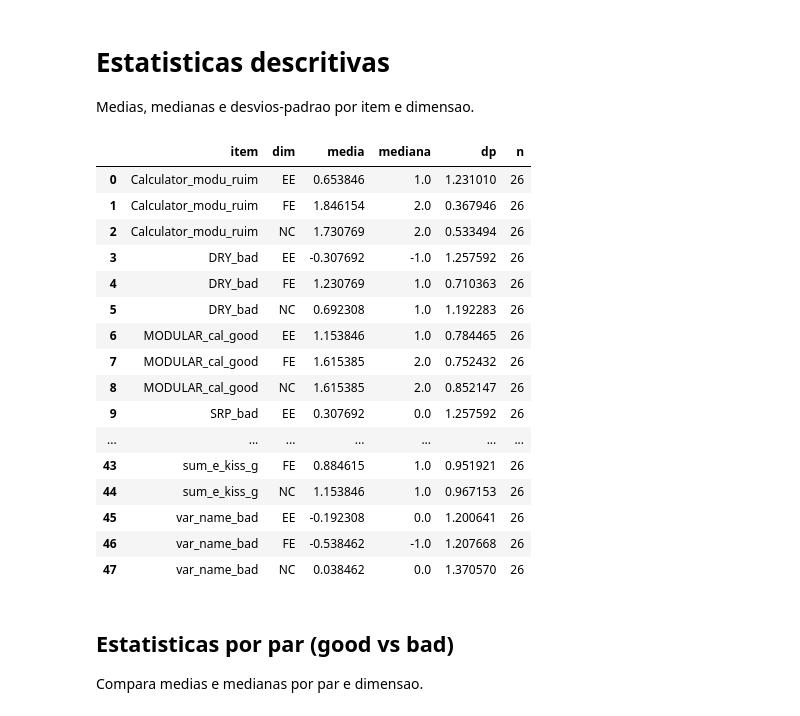
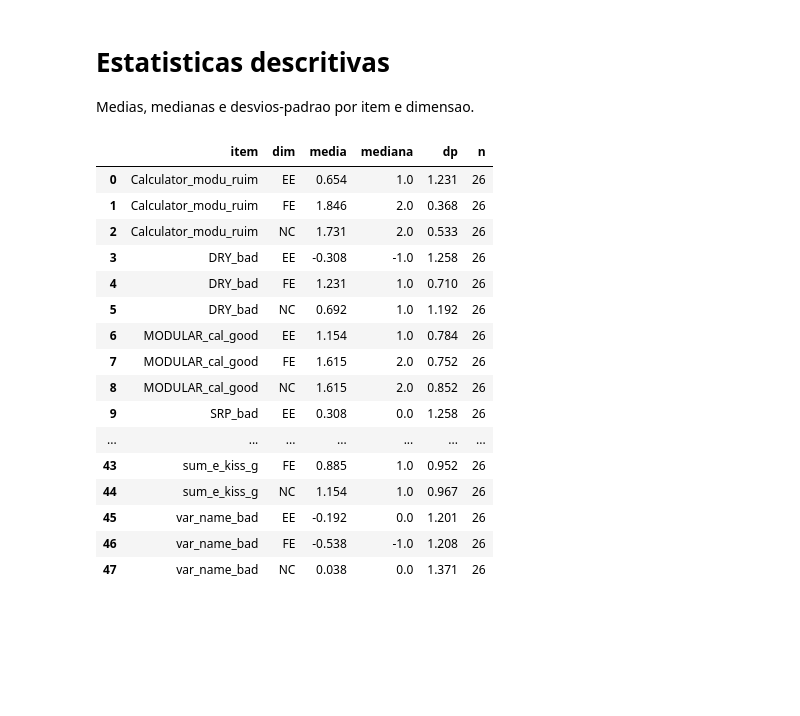
Before and after one commit to pedrobtenorio/percepcaoboaspraticas, a Jupyter notebook: graficos_iniciais.ipynb, the cells around one changed output. Drawn from its saved outputs; the diff is of its cells as text; code cells hidden in the pictures; blank space fills up the shorter version.

```diff
--- a/graficos_iniciais.ipynb
+++ b/graficos_iniciais.ipynb
@@ -283,32 +283,28 @@ if 'long' not in globals():
     long["dim"] = long["item_dim"].str[-2:]
     long["item"] = long["item_dim"].str[:-3]
 # %%
-
+# Media/mediana/DP por item e dimensao
 desc_item_dim = (
     long.groupby(['item', 'dim'])['score']
     .agg(media='mean', mediana='median', dp='std', n='count')
     .reset_index()
 )
-desc_item_dim
+desc_item_dim[['item','dim','media','mediana','dp','n']].round(3)
 # %% [output]
 |  | item | dim | media | mediana | dp | n |
-| 0 | Calculator_modu_ruim | EE | 0.653846 | 1.0 | 1.231010 | 26 |
-| 1 | Calculator_modu_ruim | FE | 1.846154 | 2.0 | 0.367946 | 26 |
-| 2 | Calculator_modu_ruim | NC | 1.730769 | 2.0 | 0.533494 | 26 |
-| 3 | DRY_bad | EE | -0.307692 | -1.0 | 1.257592 | 26 |
-| 4 | DRY_bad | FE | 1.230769 | 1.0 | 0.710363 | 26 |
-| 5 | DRY_bad | NC | 0.692308 | 1.0 | 1.192283 | 26 |
-| 6 | MODULAR_cal_good | EE | 1.153846 | 1.0 | 0.784465 | 26 |
-| 7 | MODULAR_cal_good | FE | 1.615385 | 2.0 | 0.752432 | 26 |
-| 8 | MODULAR_cal_good | NC | 1.615385 | 2.0 | 0.852147 | 26 |
-| 9 | SRP_bad | EE | 0.307692 | 0.0 | 1.257592 | 26 |
+| 0 | Calculator_modu_ruim | EE | 0.654 | 1.0 | 1.231 | 26 |
+| 1 | Calculator_modu_ruim | FE | 1.846 | 2.0 | 0.368 | 26 |
+| 2 | Calculator_modu_ruim | NC | 1.731 | 2.0 | 0.533 | 26 |
+| 3 | DRY_bad | EE | -0.308 | -1.0 | 1.258 | 26 |
+| 4 | DRY_bad | FE | 1.231 | 1.0 | 0.710 | 26 |
+| 5 | DRY_bad | NC | 0.692 | 1.0 | 1.192 | 26 |
+| 6 | MODULAR_cal_good | EE | 1.154 | 1.0 | 0.784 | 26 |
+| 7 | MODULAR_cal_good | FE | 1.615 | 2.0 | 0.752 | 26 |
+| 8 | MODULAR_cal_good | NC | 1.615 | 2.0 | 0.852 | 26 |
+| 9 | SRP_bad | EE | 0.308 | 0.0 | 1.258 | 26 |
 | ... | ... | ... | ... | ... | ... | ... |
-| 43 | sum_e_kiss_g | FE | 0.884615 | 1.0 | 0.951921 | 26 |
-| 44 | sum_e_kiss_g | NC | 1.153846 | 1.0 | 0.967153 | 26 |
-| 45 | var_name_bad | EE | -0.192308 | 0.0 | 1.200641 | 26 |
-| 46 | var_name_bad | FE | -0.538462 | -1.0 | 1.207668 | 26 |
-| 47 | var_name_bad | NC | 0.038462 | 0.0 | 1.370570 | 26 |
+| 43 | sum_e_kiss_g | FE | 0.885 | 1.0 | 0.952 | 26 |
+| 44 | sum_e_kiss_g | NC | 1.154 | 1.0 | 0.967 | 26 |
+| 45 | var_name_bad | EE | -0.192 | 0.0 | 1.201 | 26 |
+| 46 | var_name_bad | FE | -0.538 | -1.0 | 1.208 | 26 |
+| 47 | var_name_bad | NC | 0.038 | 0.0 | 1.371 | 26 |
-# %% [markdown]
-## Estatisticas por par (good vs bad)
-
-Compara medias e medianas por par e dimensao.
```
Also changed, not shown: parts of 1 cell of this notebook.
